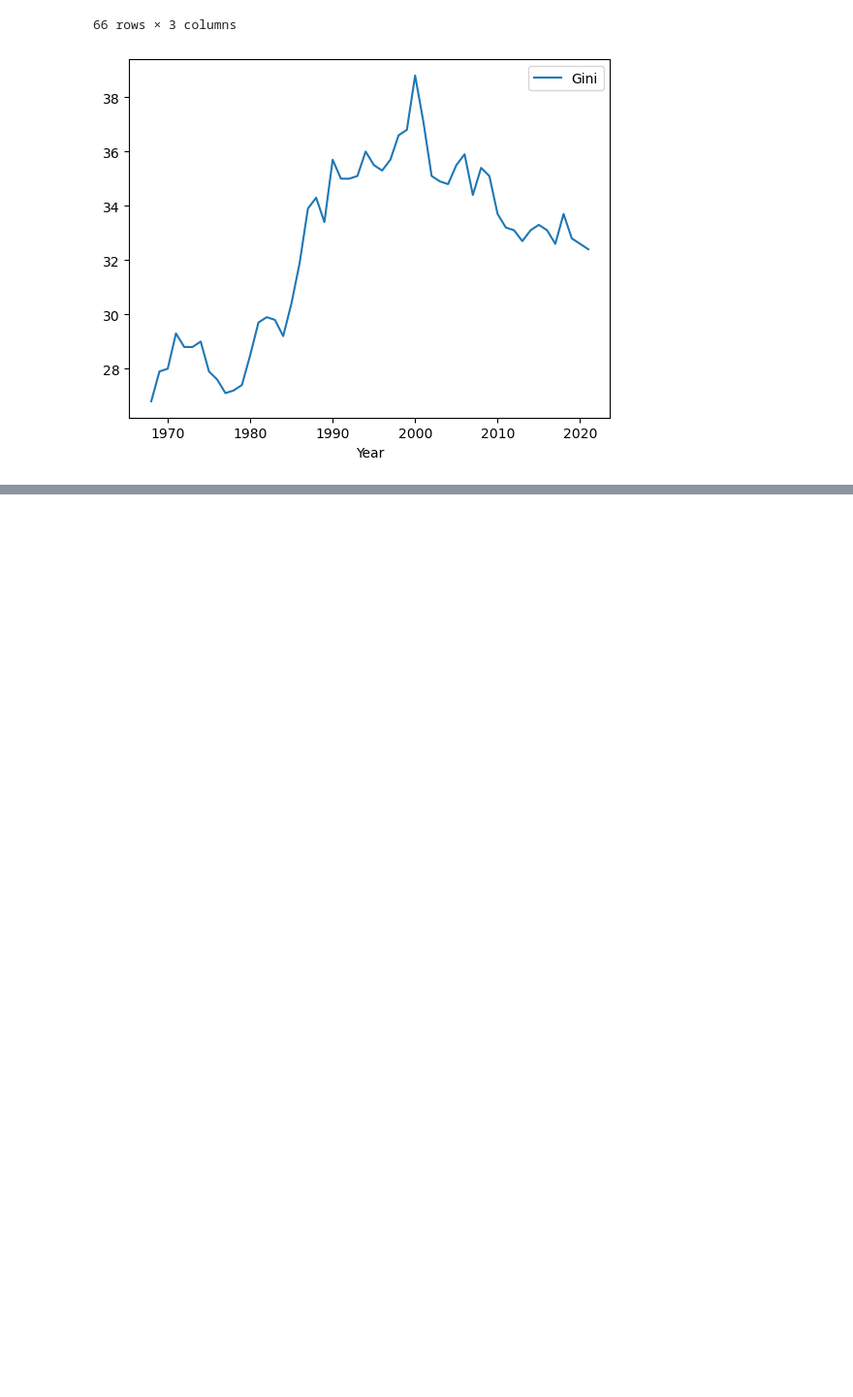
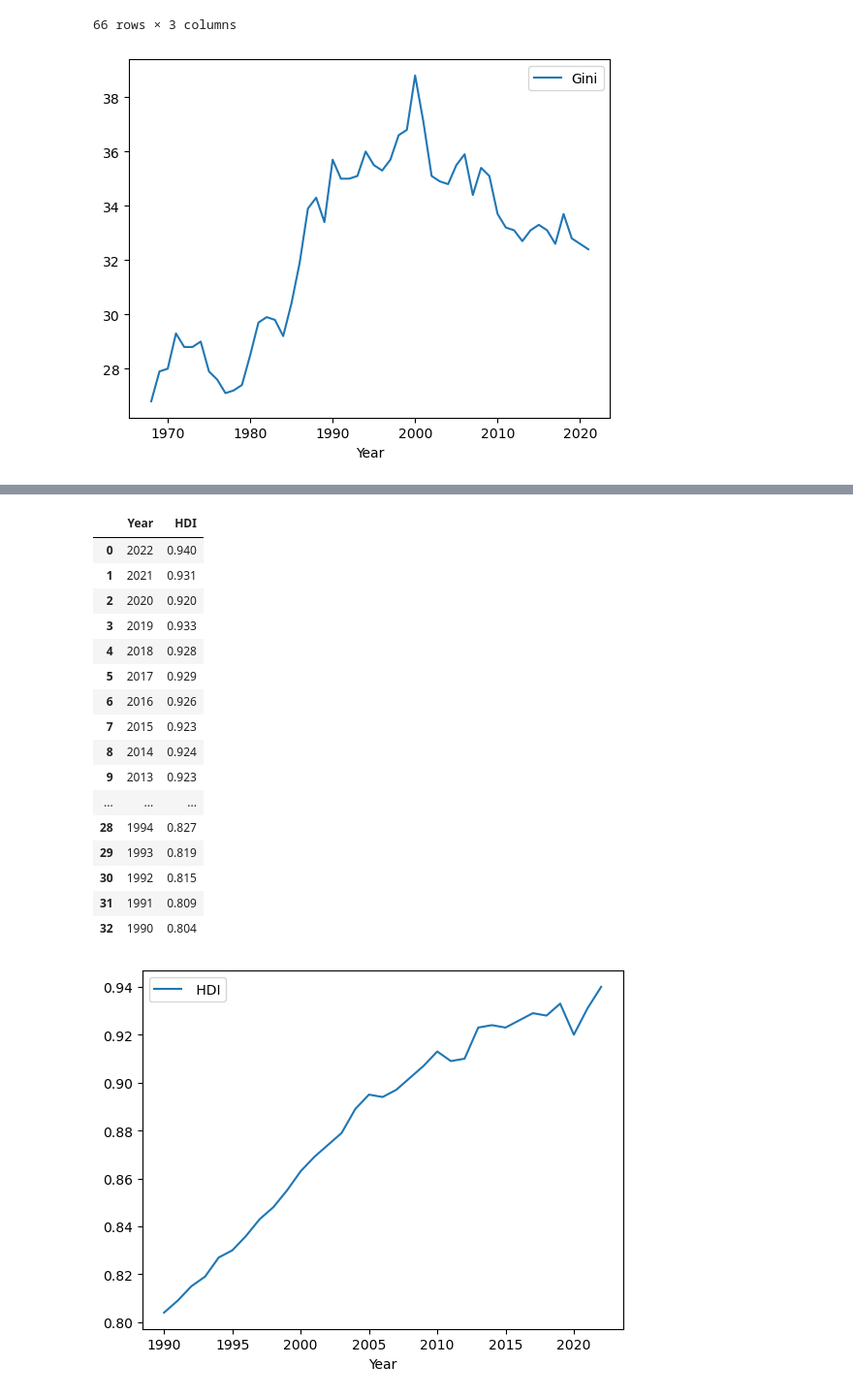
Before and after one commit to blueron05/730049432, a Jupyter notebook: projectCode.ipynb, the cells around one changed output, grey strips where cells are left out. Shown: that part at 97% size. Drawn from its saved outputs; the diff is of its cells as text; code cells hidden in the pictures; blank space fills up the shorter version.

```diff
--- a/projectCode.ipynb
+++ b/projectCode.ipynb
@@ -218,0 +254,26 @@ CrimeUKdf
+# %%
+HDIUKdf = pd.read_csv("HDIUK.csv", encoding_errors="replace")
+HDIUKdf.drop(columns=[" Rank"], axis=1, inplace=True)
+#pd.to_numeric(HDIUKdf["Crime index"], errors="coerce")
+HDIUKdf
+lines = HDIUKdf.plot.line(x="Year", y=" HDI")
+HDIUKdf
+# %% [output]
+|  | Year | HDI |
+| 0 | 2022 | 0.940 |
+| 1 | 2021 | 0.931 |
+| 2 | 2020 | 0.920 |
+| 3 | 2019 | 0.933 |
+| 4 | 2018 | 0.928 |
+| 5 | 2017 | 0.929 |
+| 6 | 2016 | 0.926 |
+| 7 | 2015 | 0.923 |
+| 8 | 2014 | 0.924 |
+| 9 | 2013 | 0.923 |
+| ... | ... | ... |
+| 28 | 1994 | 0.827 |
+| 29 | 1993 | 0.819 |
+| 30 | 1992 | 0.815 |
+| 31 | 1991 | 0.809 |
+| 32 | 1990 | 0.804 |
+[figure, added]
```
Also changed, not shown: parts of 13 cells of this notebook, 10 other files.
